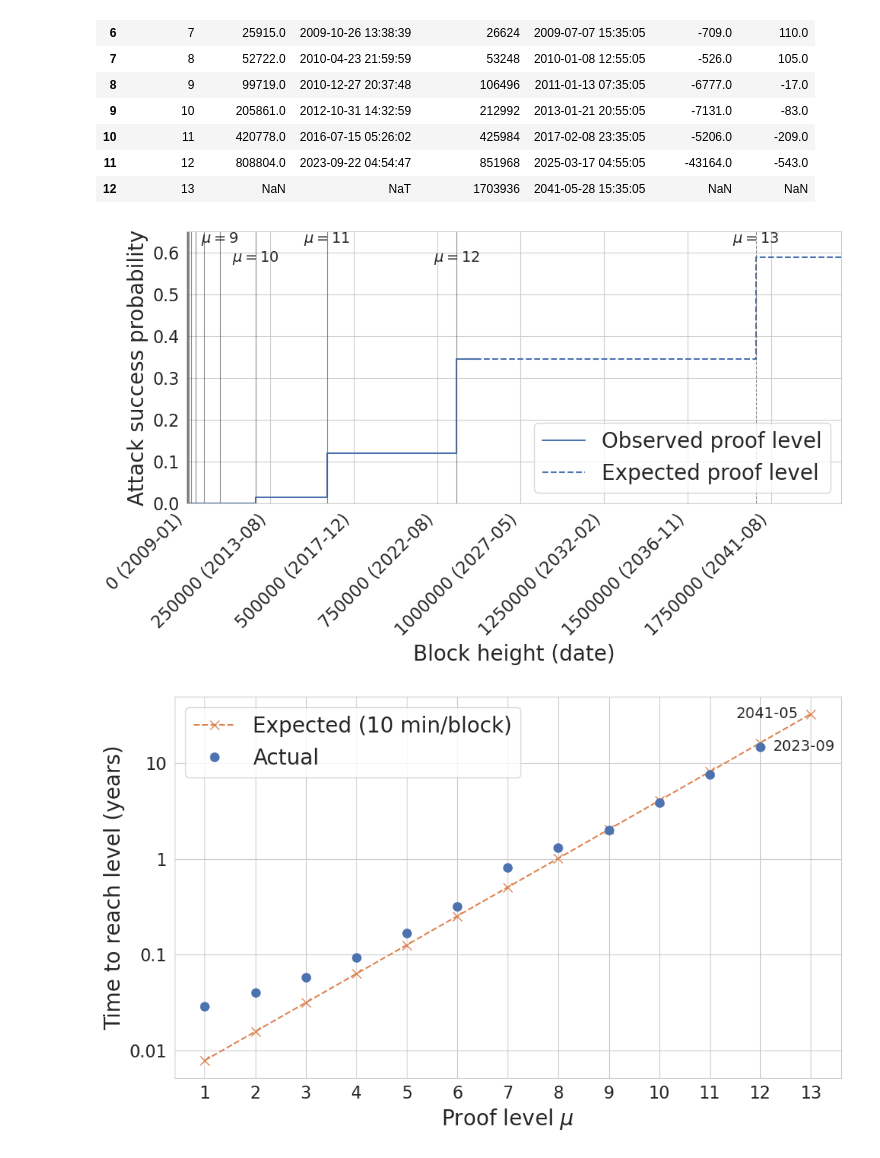
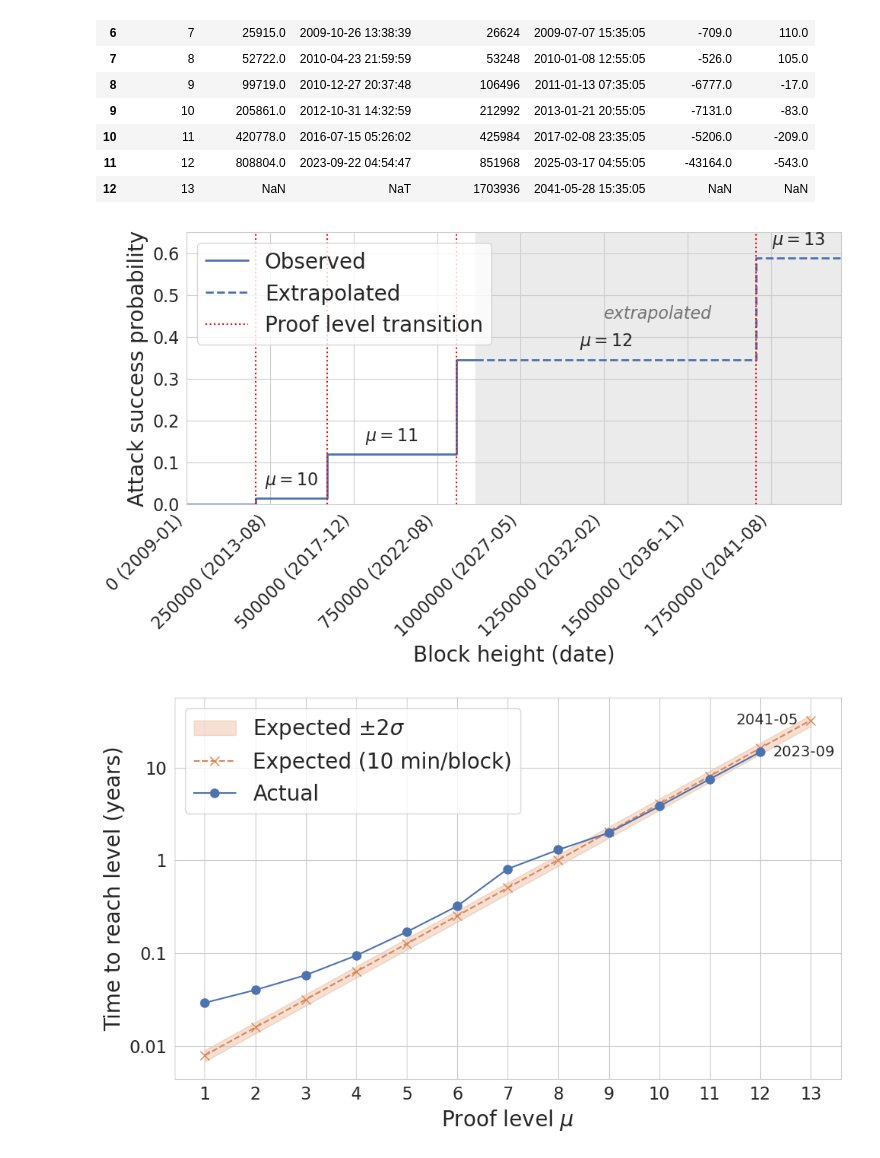
Before and after one commit to loicmiller/variable-mls, a Jupyter notebook: analysis/attack-success-probability.ipynb, the cells around one changed output. Cells and saved outputs as stored; diff of their text form; code cells hidden in the pictures.

```diff
--- a/analysis/attack-success-probability.ipynb
+++ b/analysis/attack-success-probability.ipynb
@@ -226,44 +226,51 @@ table
 # %%
 # Attack success probability over time: observed step from the transitions,
 # then the expected continuation through the level-13 transition.
 H_NEXT = expected_height(NEXT_LEVEL)
 X_MAX = int(1.15 * H_NEXT)
+ANNOTATED_FROM = 10  # Below this level the probability is visually zero on a linear axis.
 
 fig, ax = plt.subplots()
+
+# Shade the region beyond the last observed block, where the curve is extrapolated.
+ax.axvspan(LAST_HEIGHT, X_MAX, color="0.92", zorder=0)
+ax.text((LAST_HEIGHT + X_MAX) / 2, 0.7, "extrapolated", transform=ax.get_xaxis_transform(),
+        ha="center", va="center", color="0.45", style="italic", fontsize=16)
 
 # Observed part: proof level 0 from genesis, then each observed transition.
 x_observed = np.concatenate([[0], transitions["actual_height"], [LAST_HEIGHT]])
 y_observed = p_attack(np.concatenate([[0], transitions["proof_level"], [LAST_LEVEL]]))
-ax.step(x_observed, y_observed, where="post", label="Observed proof level")
+ax.step(x_observed, y_observed, where="post", color="C0", linewidth=2, label="Observed")
 
 # Expected part: the level stays at 12 until the expected level-13 transition.
 ax.step([LAST_HEIGHT, H_NEXT, X_MAX], p_attack([LAST_LEVEL, NEXT_LEVEL, NEXT_LEVEL]),
-        where="post", color="C0", linestyle="--", label="Expected proof level")
+        where="post", color="C0", linewidth=2, linestyle="--", label="Extrapolated")
 
-# Mark the level transitions; annotate only the levels legible at this scale.
-for _, row in transitions.iterrows():
-    ax.axvline(row["actual_height"], color="0.35", linewidth=0.8, alpha=0.7)
-ax.axvline(H_NEXT, color="0.35", linewidth=0.8, alpha=0.7, linestyle="--")
-annotated = [(int(row["proof_level"]), row["actual_height"])
-             for _, row in transitions.iterrows() if row["proof_level"] >= 9]
-annotated.append((NEXT_LEVEL, H_NEXT))
-for level, height in annotated:
-    ax.text(height, 0.96 if level % 2 else 0.89, rf"$\mu = {level}$",
-            transform=ax.get_xaxis_transform(), ha="center", fontsize=14)
+# Mark the level transitions and label each plateau, for the levels legible at
+# this scale. Only the first line carries a label, to keep one legend entry.
+plateaus = [(int(row["proof_level"]), int(row["actual_height"]))
+            for _, row in transitions.iterrows() if row["proof_level"] >= ANNOTATED_FROM]
+plateaus.append((NEXT_LEVEL, H_NEXT))
+for index, (level, height) in enumerate(plateaus):
+    ax.axvline(height, color="red", linestyle=":", linewidth=1.5,
+               label="Proof level transition" if index == 0 else None)
+    plateau_end = plateaus[index + 1][1] if index + 1 < len(plateaus) else X_MAX
+    ax.text((height + plateau_end) / 2, float(p_attack(level)) + 0.02, rf"$\mu = {level}$",
+            ha="center", va="bottom", fontsize=16)
 
 xticks = np.arange(0, X_MAX + 1, 250_000)
 ax.set_xticks(xticks)
 ax.set_xticklabels([height_tick_label(h) for h in xticks], rotation=45, ha="right")
 ax.set_xlim(0, X_MAX)
 ax.set_ylim(0, 0.65)
 ax.set_xlabel("Block height (date)", size=20)
 ax.set_ylabel("Attack success probability", size=20)
-ax.legend(loc="lower right")
+ax.legend(loc="upper left")
 plt.tight_layout()
 plt.savefig("attack-success-probability-over-time.pdf", format="pdf")
 plt.show()
 # %% [output]
-[figure, old version]
+[figure, new version]
 # %%
 # Expected vs actual time to reach each proof level. The expected time doubles
 # per level, i.e. a straight line on a log axis.
@@ -273,11 +280,19 @@ expected_years = np.array([(expected_date(level) - GENESIS_DATE).total_seconds()
 actual_years = ((transitions["actual_date"] - GENESIS_DATE).dt.total_seconds()
                 / (365.25 * 86400))
 
+# The 2*K-th block of a level arrives with relative spread 1/sqrt(2*K), about 7%.
+# This band covers that randomness only: levels 9 and up fall inside it, while the
+# earlier levels sit above it because Bitcoin's first blocks took far longer than
+# 10 minutes each.
+spread = 2 / np.sqrt(2 * K)
+
 fig, ax = plt.subplots()
+ax.fill_between(levels, expected_years * (1 - spread), expected_years * (1 + spread),
+                color="C1", alpha=0.25, zorder=0, label=r"Expected $\pm 2\sigma$")
 ax.plot(levels, expected_years, linestyle="--", marker="x", markersize=8,
         color="C1", label="Expected (10 min/block)")
-ax.plot(transitions["proof_level"], actual_years, linestyle="none", marker="o",
-        markersize=8, color="C0", label="Actual")
+ax.plot(transitions["proof_level"], actual_years, marker="o", markersize=8,
+        color="C0", label="Actual")
 ax.set_yscale("log")
 ax.yaxis.set_major_formatter(ticker.FormatStrFormatter("%g"))
 ax.set_xticks(levels)
@@ -296,4 +311,4 @@ plt.tight_layout()
 plt.savefig("proof-level-time-expected-vs-actual.pdf", format="pdf")
 plt.show()
 # %% [output]
-[figure, old version]
+[figure, new version]
```
Also changed, not shown: 2 other files.
